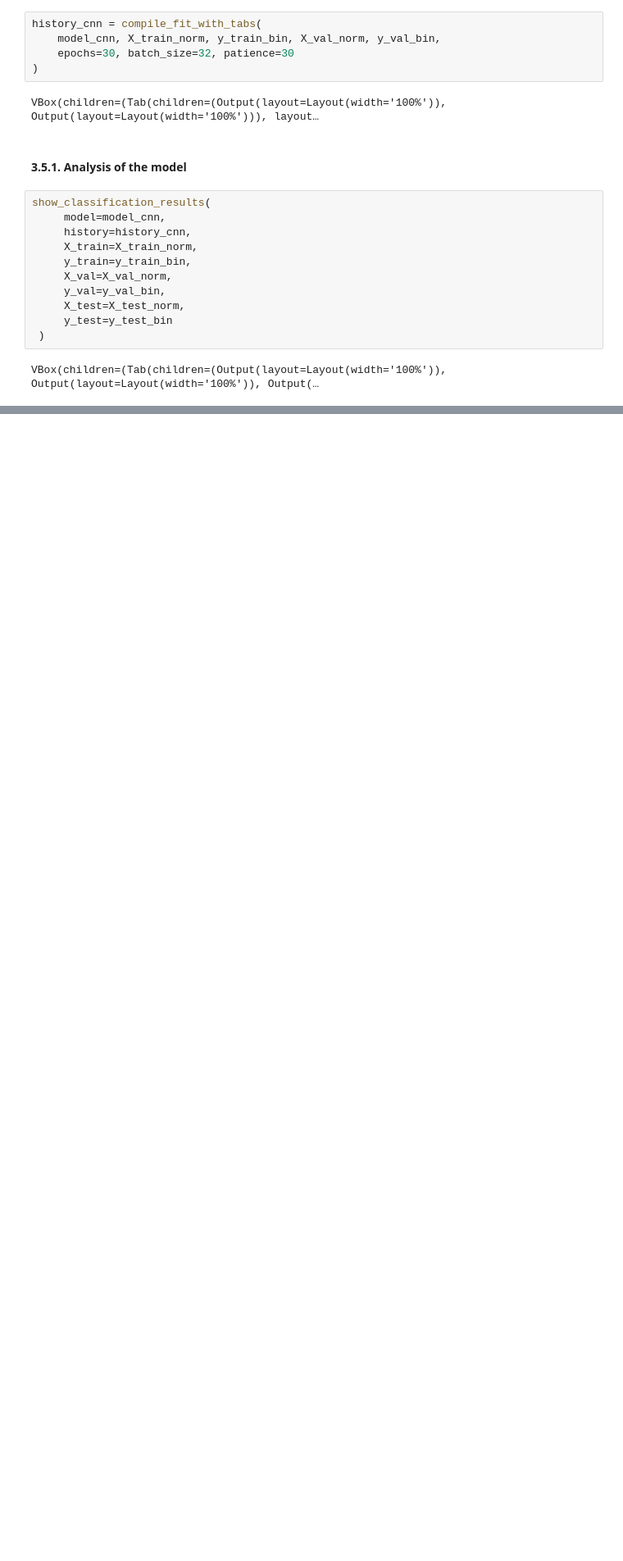
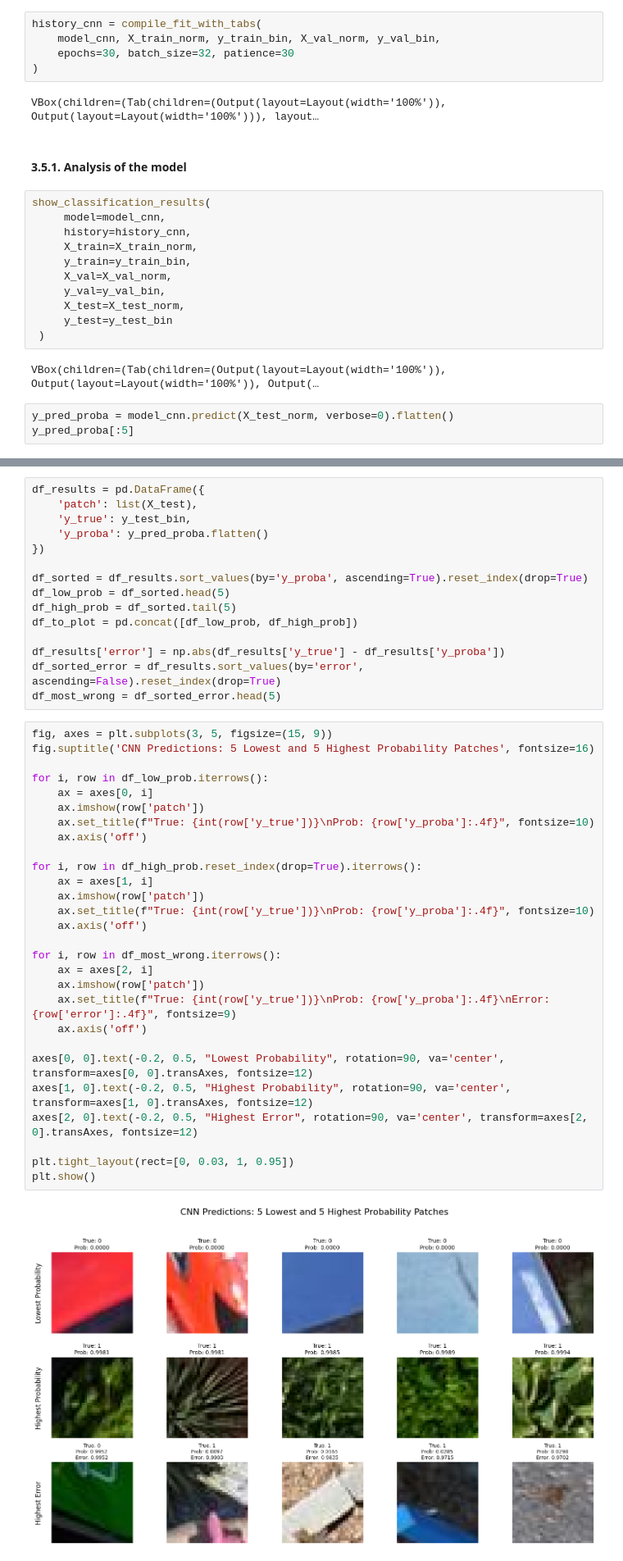
Before and after one commit to AlessandroMecchia/Computer_Vision_Project, a Jupyter notebook: project.ipynb, the cells around one changed output, grey strips where cells are left out. Shown: that part at 82% size. Drawn from its saved outputs; the diff is of its cells as text; blank space fills up the shorter version.

```diff
--- a/project.ipynb
+++ b/project.ipynb
@@ -625,3 +698,6 @@ show_classification_results(
  )
 # %% [output]
 VBox(children=(Tab(children=(Output(layout=Layout(width='100%')), Output(layout=Layout(width='100%')), Output(…
+# %%
+y_pred_proba = model_cnn.predict(X_test_norm, verbose=0).flatten()
+y_pred_proba[:5]
@@ -627,0 +707,45 @@ VBox(children=(Tab(children=(Output(layout=Layout(width='100%')), Output(layout=
+# %%
+df_results = pd.DataFrame({
+    'patch': list(X_test),
+    'y_true': y_test_bin,
+    'y_proba': y_pred_proba.flatten()
+})
+
+df_sorted = df_results.sort_values(by='y_proba', ascending=True).reset_index(drop=True)
+df_low_prob = df_sorted.head(5)
+df_high_prob = df_sorted.tail(5)
+df_to_plot = pd.concat([df_low_prob, df_high_prob])
+
+df_results['error'] = np.abs(df_results['y_true'] - df_results['y_proba'])
+df_sorted_error = df_results.sort_values(by='error', ascending=False).reset_index(drop=True)
+df_most_wrong = df_sorted_error.head(5)
+# %%
+fig, axes = plt.subplots(3, 5, figsize=(15, 9))
+fig.suptitle('CNN Predictions: 5 Lowest and 5 Highest Probability Patches', fontsize=16)
+
+for i, row in df_low_prob.iterrows():
+    ax = axes[0, i]
+    ax.imshow(row['patch'])
+    ax.set_title(f"True: {int(row['y_true'])}\nProb: {row['y_proba']:.4f}", fontsize=10)
+    ax.axis('off')
+
+for i, row in df_high_prob.reset_index(drop=True).iterrows():
+    ax = axes[1, i]
+    ax.imshow(row['patch'])
+    ax.set_title(f"True: {int(row['y_true'])}\nProb: {row['y_proba']:.4f}", fontsize=10)
+    ax.axis('off')
+
+for i, row in df_most_wrong.iterrows():
+    ax = axes[2, i]
+    ax.imshow(row['patch'])
+    ax.set_title(f"True: {int(row['y_true'])}\nProb: {row['y_proba']:.4f}\nError: {row['error']:.4f}", fontsize=9)
+    ax.axis('off')
+
+axes[0, 0].text(-0.2, 0.5, "Lowest Probability", rotation=90, va='center', transform=axes[0, 0].transAxes, fontsize=12)
+axes[1, 0].text(-0.2, 0.5, "Highest Probability", rotation=90, va='center', transform=axes[1, 0].transAxes, fontsize=12)
+axes[2, 0].text(-0.2, 0.5, "Highest Error", rotation=90, va='center', transform=axes[2, 0].transAxes, fontsize=12)
+
+plt.tight_layout(rect=[0, 0.03, 1, 0.95])
+plt.show()
+# %% [output]
+[figure, added]
```
Also changed, not shown: parts of 24 cells of this notebook.
